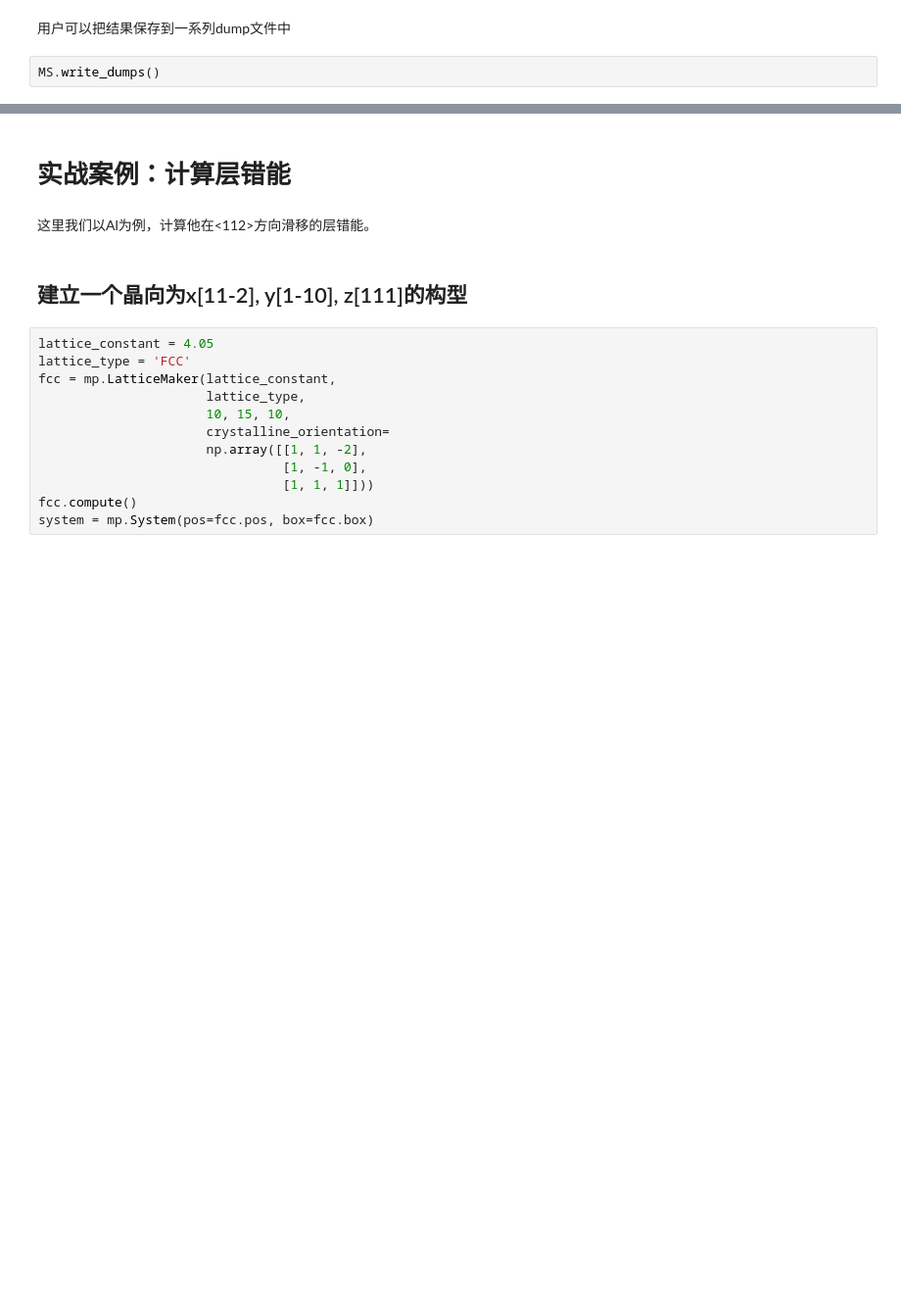
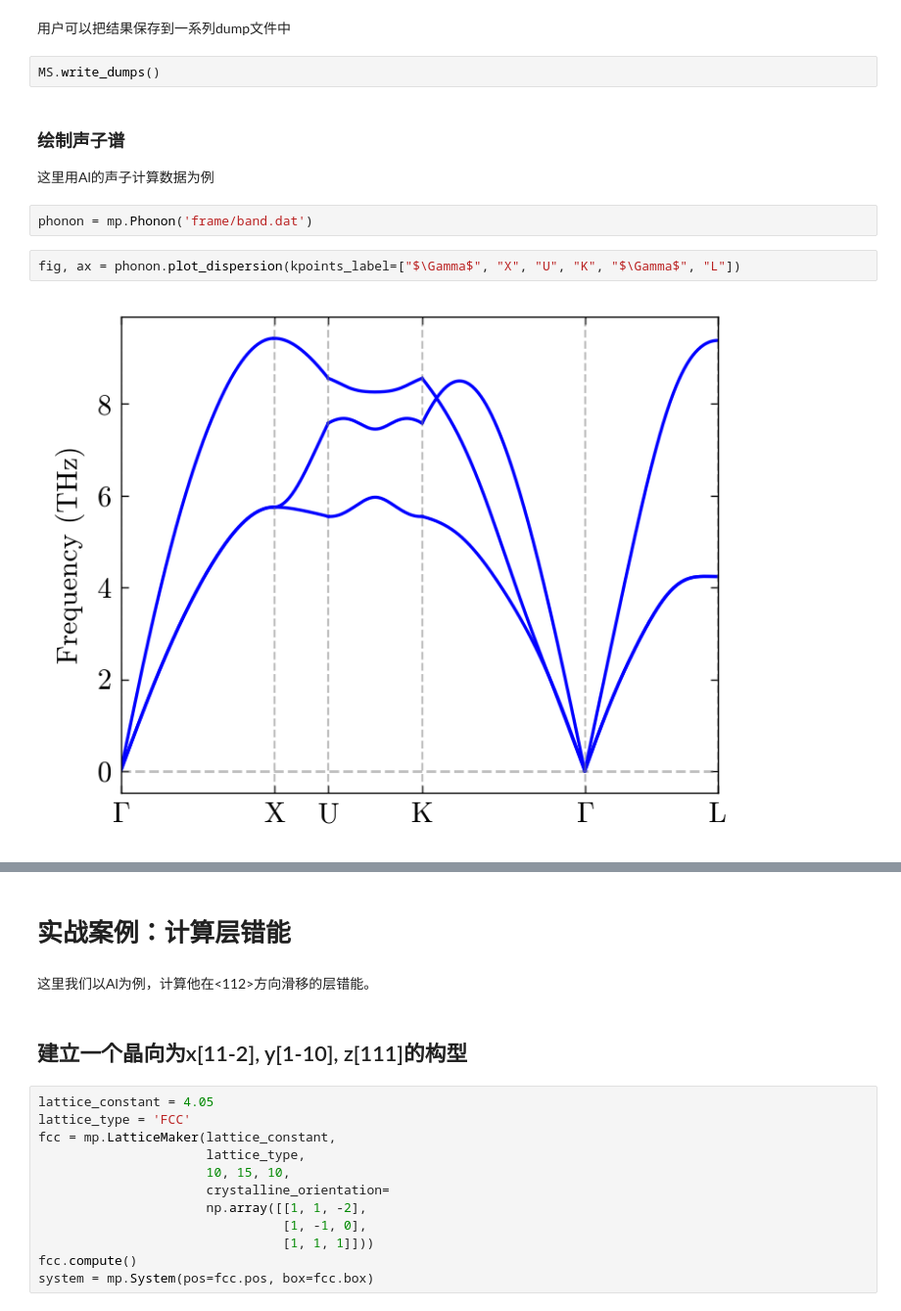
Before and after one commit to mushroomfire/mdapy-tutorial, a Jupyter notebook: tutorial_CN.ipynb, the cells around one changed output, grey strips where cells are left out. Shown: that part at 98% size. Drawn from its saved outputs; the diff is of its cells as text; blank space fills up the shorter version.

```diff
--- a/tutorial_CN.ipynb
+++ b/tutorial_CN.ipynb
@@ -887,3 +887,13 @@ shape: (15_625, 7)
 用户可以把结果保存到一系列dump文件中
 # %%
 MS.write_dumps()
+# %% [markdown]
+### 绘制声子谱
+
+这里用Al的声子计算数据为例
+# %%
+phonon = mp.Phonon('frame/band.dat')
+# %%
+fig, ax = phonon.plot_dispersion(kpoints_label=["$\Gamma$", "X", "U", "K", "$\Gamma$", "L"])
+# %% [output]
+[figure, added]
```
Also changed, not shown: parts of 13 cells of this notebook, 1 other file.
